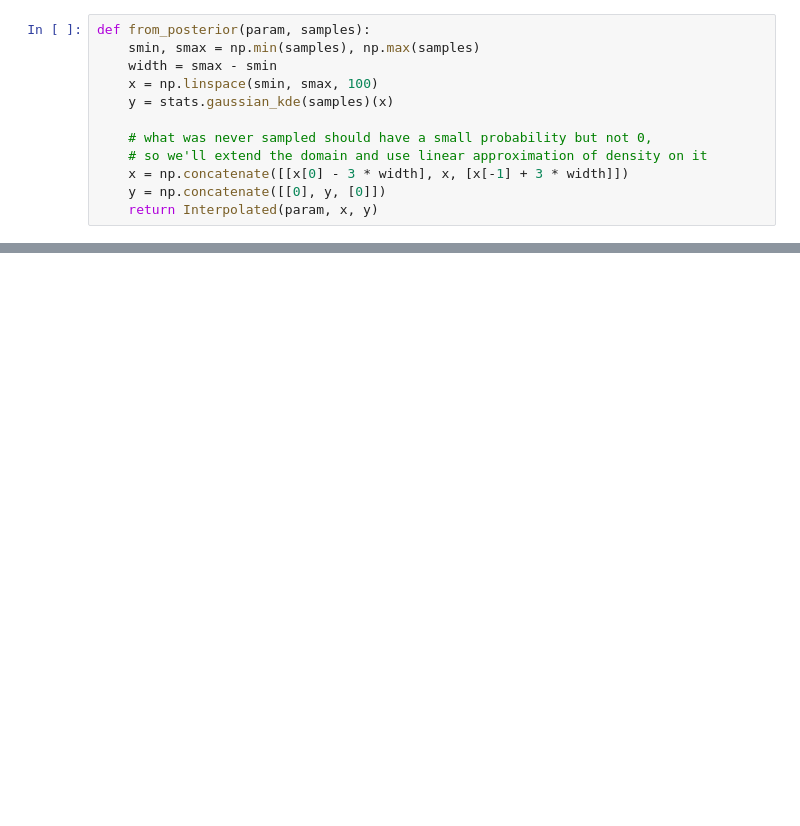
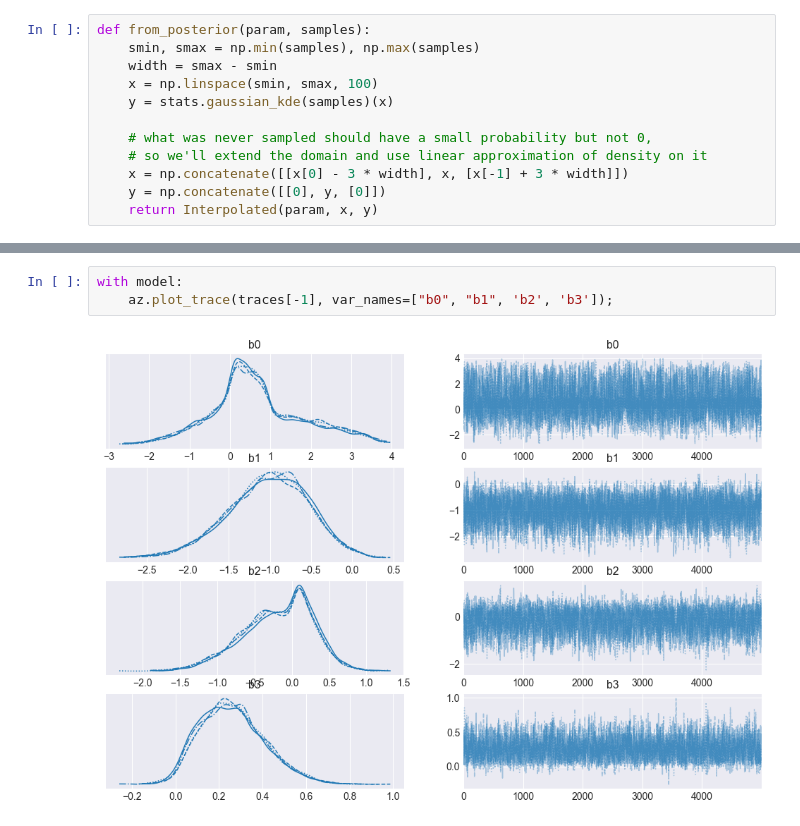
Before and after one commit to alex-ten/fep_model, a Jupyter notebook: logistic_regression_updates.ipynb, the cells around one changed output, grey strips where cells are left out. Saved outputs shown, nothing was run; the diff lists cells and outputs as text; blank space fills up the shorter version.

```diff
--- a/logistic_regression_updates.ipynb
+++ b/logistic_regression_updates.ipynb
@@ -189,0 +164,5 @@ Posterior distributions after 6 iterations.
+# %%
+with model:
+    az.plot_trace(traces[-1], var_names=["b0", "b1", 'b2', 'b3']);
+# %% [output]
+[figure, added]
```
Also changed, not shown: parts of 6 cells of this notebook, 6 other files.
